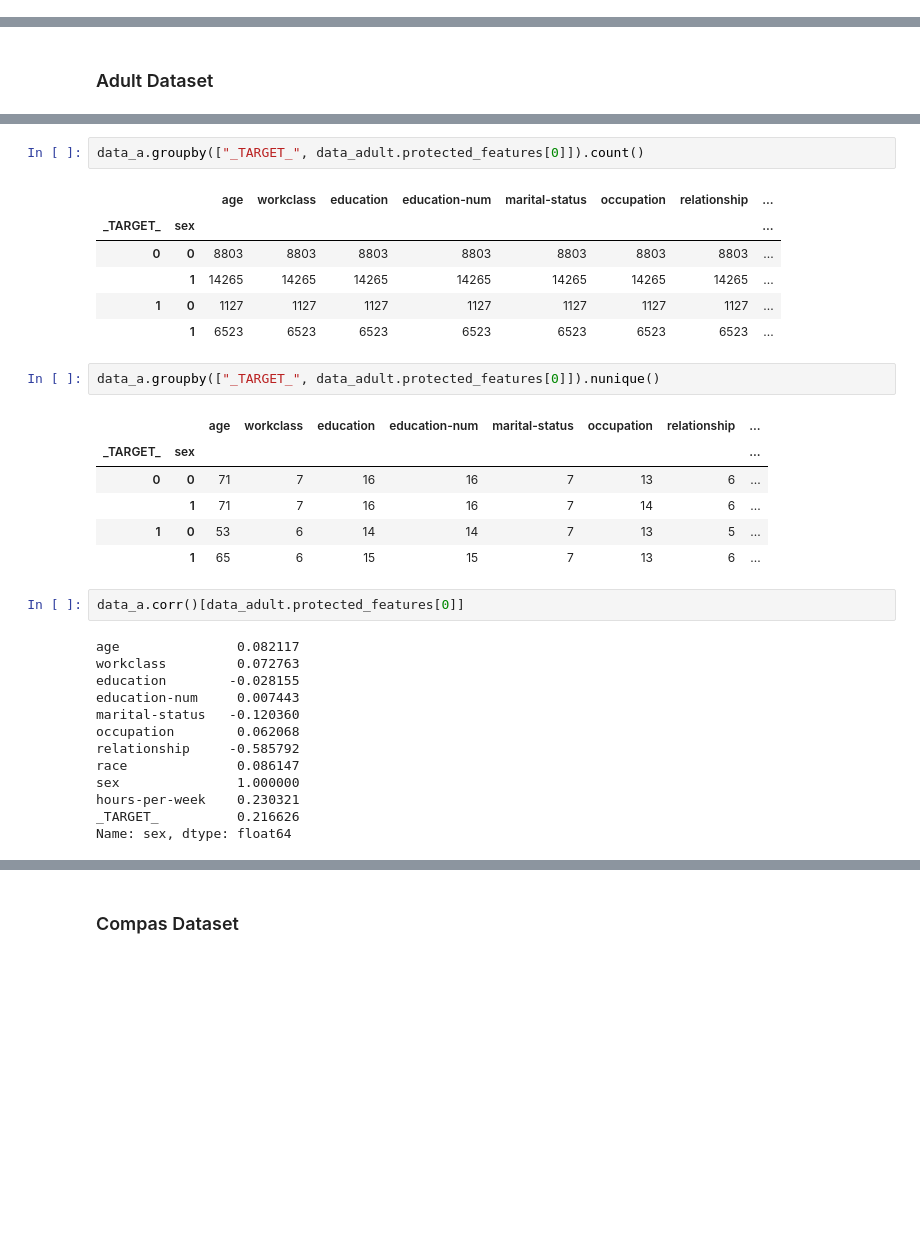
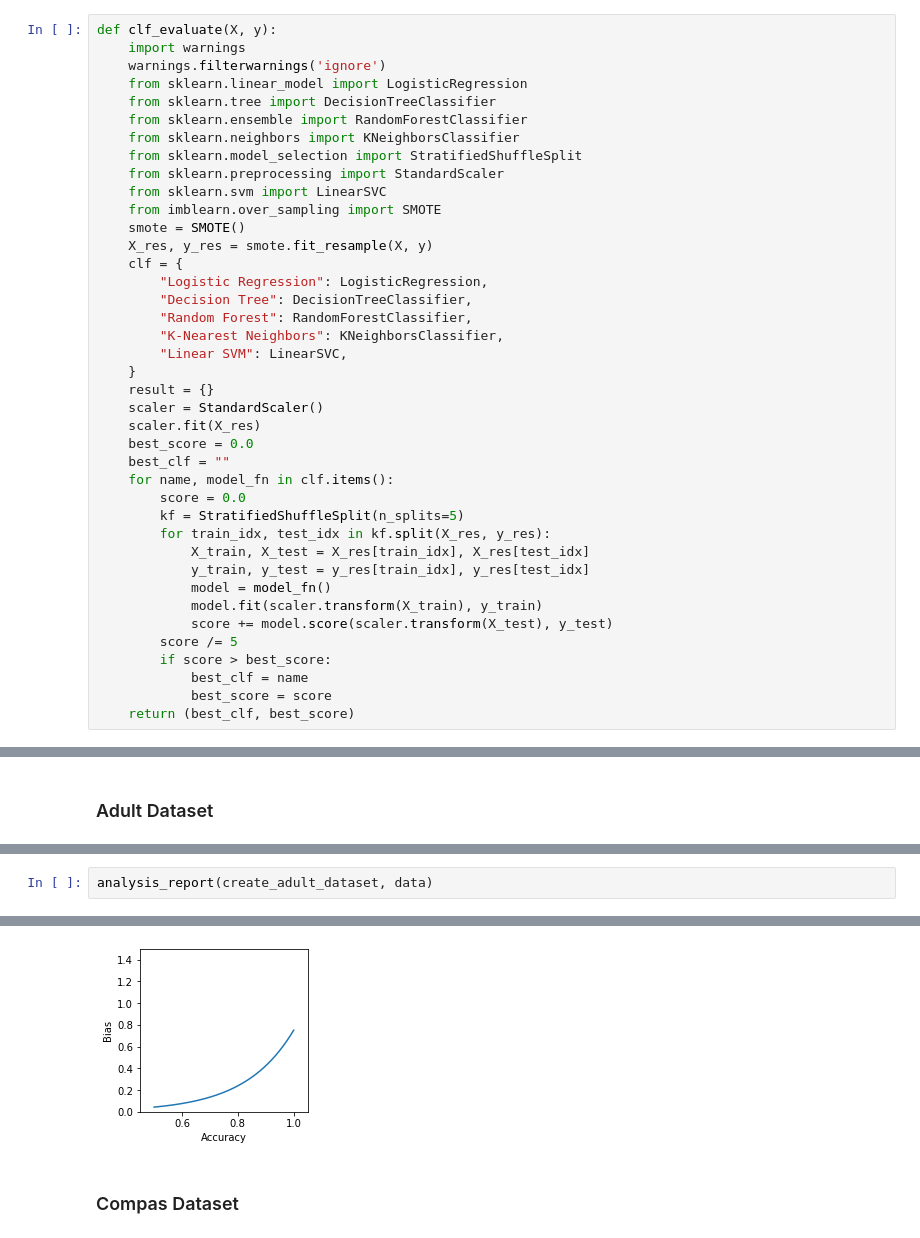
Before and after one commit to teamclouday/DataImputation, a Jupyter notebook: notebooks/Analysis.ipynb, the cells around one changed output, grey strips where cells are left out. Drawn from its saved outputs; the diff is of its cells as text; blank space fills up the shorter version.

Commit message:
update analysis and synthesis

```diff
--- a/notebooks/Analysis.ipynb
+++ b/notebooks/Analysis.ipynb
@@ -126,3 +126,43 @@ def convert_protected(data):
 def concat(data):
     data = data.copy()
     return pd.concat([data.X, pd.DataFrame(data.y, columns=["_TARGET_"])], axis=1)
+# %%
+def clf_evaluate(X, y):
+    import warnings
+    warnings.filterwarnings('ignore')
+    from sklearn.linear_model import LogisticRegression
+    from sklearn.tree import DecisionTreeClassifier
+    from sklearn.ensemble import RandomForestClassifier
+    from sklearn.neighbors import KNeighborsClassifier
+    from sklearn.model_selection import StratifiedShuffleSplit
+    from sklearn.preprocessing import StandardScaler
+    from sklearn.svm import LinearSVC
+    from imblearn.over_sampling import SMOTE
+    smote = SMOTE()
+    X_res, y_res = smote.fit_resample(X, y)
+    clf = {
+        "Logistic Regression": LogisticRegression,
+        "Decision Tree": DecisionTreeClassifier,
+        "Random Forest": RandomForestClassifier,
+        "K-Nearest Neighbors": KNeighborsClassifier,
+        "Linear SVM": LinearSVC,
+    }
+    result = {}
+    scaler = StandardScaler()
+    scaler.fit(X_res)
+    best_score = 0.0
+    best_clf = ""
+    for name, model_fn in clf.items():
+        score = 0.0
+        kf = StratifiedShuffleSplit(n_splits=5)
+        for train_idx, test_idx in kf.split(X_res, y_res):
+            X_train, X_test = X_res[train_idx], X_res[test_idx]
+            y_train, y_test = y_res[train_idx], y_res[test_idx]
+            model = model_fn()
+            model.fit(scaler.transform(X_train), y_train)
+            score += model.score(scaler.transform(X_test), y_test)
+        score /= 5
+        if score > best_score:
+            best_clf = name
+            best_score = score
+    return (best_clf, best_score)
@@ -167,33 +235,3 @@ Name: sex, dtype: int64
-# %%
-data_a.groupby(["_TARGET_", data_adult.protected_features[0]]).count()
-# %% [output]
-|  |  | age | workclass | education | education-num | marital-status | occupation | relationship | ... |
-| _TARGET_ | sex |  |  |  |  |  |  |  | ... |
-| 0 | 0 | 8803 | 8803 | 8803 | 8803 | 8803 | 8803 | 8803 | ... |
-|  | 1 | 14265 | 14265 | 14265 | 14265 | 14265 | 14265 | 14265 | ... |
-| 1 | 0 | 1127 | 1127 | 1127 | 1127 | 1127 | 1127 | 1127 | ... |
-|  | 1 | 6523 | 6523 | 6523 | 6523 | 6523 | 6523 | 6523 | ... |
-# %%
-data_a.groupby(["_TARGET_", data_adult.protected_features[0]]).nunique()
-# %% [output]
-|  |  | age | workclass | education | education-num | marital-status | occupation | relationship | ... |
-| _TARGET_ | sex |  |  |  |  |  |  |  | ... |
-| 0 | 0 | 71 | 7 | 16 | 16 | 7 | 13 | 6 | ... |
-|  | 1 | 71 | 7 | 16 | 16 | 7 | 14 | 6 | ... |
-| 1 | 0 | 53 | 6 | 14 | 14 | 7 | 13 | 5 | ... |
-|  | 1 | 65 | 6 | 15 | 15 | 7 | 13 | 6 | ... |
-# %%
-data_a.corr()[data_adult.protected_features[0]]
-# %% [output]
-age               0.082117
-workclass         0.072763
-education        -0.028155
-education-num     0.007443
-marital-status   -0.120360
-occupation        0.062068
-relationship     -0.585792
-race              0.086147
-sex               1.000000
-hours-per-week    0.230321
-_TARGET_          0.216626
-Name: sex, dtype: float64
+# %%
+analysis_report(create_adult_dataset, data)
+# %% [output]
@@ -200,2 +255,3 @@ Name: sex, dtype: float64
+[figure, added]
 # %% [markdown]
 ### Compas Dataset
```
Also changed, not shown: parts of 55 cells of this notebook, 1 other file.
